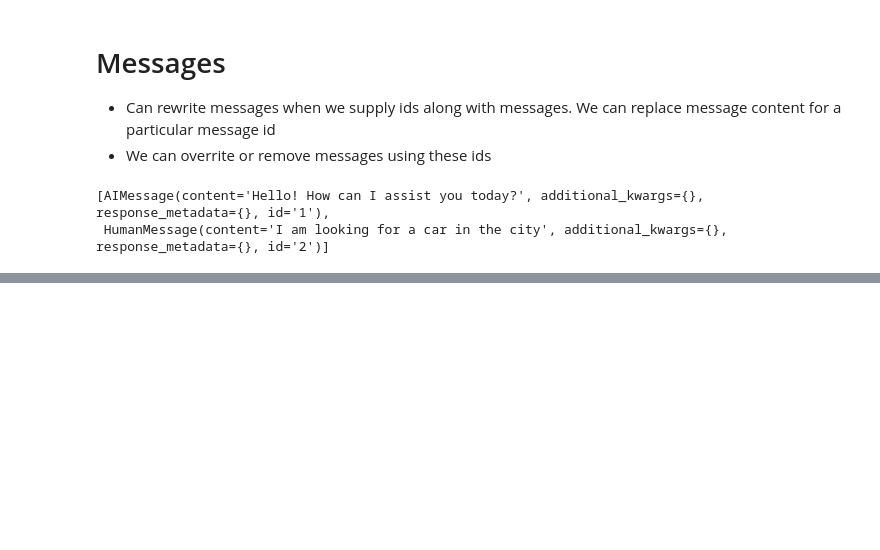
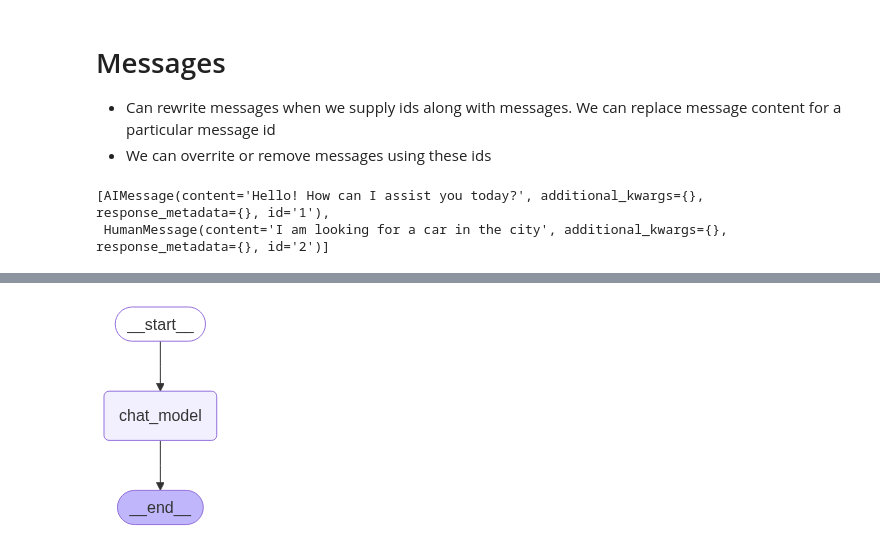
Before and after one commit to DeconvFFT/Langgraph-foundations, a Jupyter notebook: module2/module-2.ipynb, the cells around one changed output, grey strips where cells are left out. Saved outputs shown, nothing was run; the diff lists cells and outputs as text; code cells hidden in the pictures; blank space fills up the shorter version.

```diff
--- a/module2/module-2.ipynb
+++ b/module2/module-2.ipynb
@@ -133,0 +314,25 @@ deleted_messages = [RemoveMessage(id = m.id) for m in messages[-2:]]
+# %%
+from langchain_core.messages import trim_messages
+# build node
+def chat_model_node(state:MessagesState):
+    messages = trim_messages(
+        state["messages"],
+        max_tokens = 100,
+        strategy = "last", # starts from the most recent message in the list
+        token_counter = ChatOpenAI(model="gpt-4o"),
+        allow_partial=True # cut messages in the middle of them if set to True
+    )
+    return {"messages": [llm.invoke(messages)]}
+# build graph
+builder = StateGraph(MessagesState)
+# add nodes
+builder.add_node("chat_model", chat_model_node)
+# add edges
+builder.add_edge(START, "chat_model")
+builder.add_edge("chat_model", END)
+# compile
+graph = builder.compile()
+# display
+display(Image(graph.get_graph().draw_mermaid_png()))
+# %% [output]
+[figure, added]
```
Also changed, not shown: parts of 14 cells of this notebook, 1 other file.
